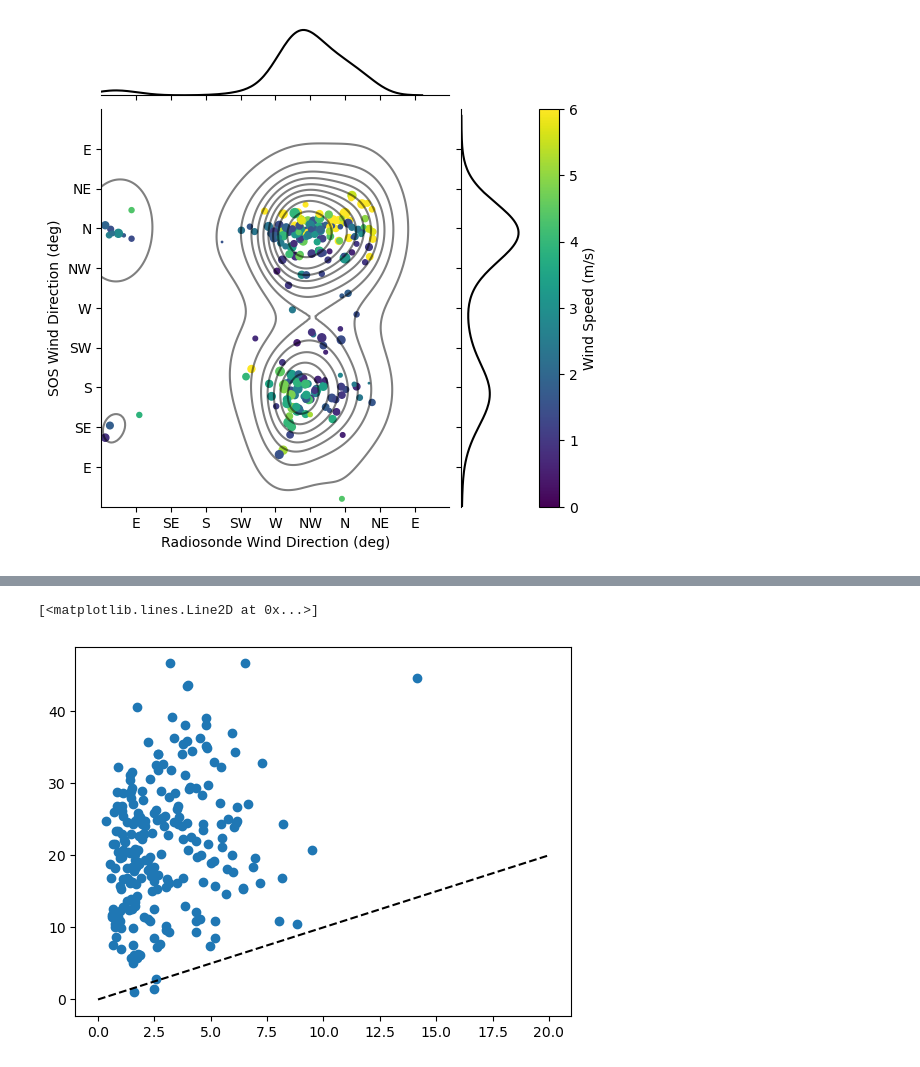
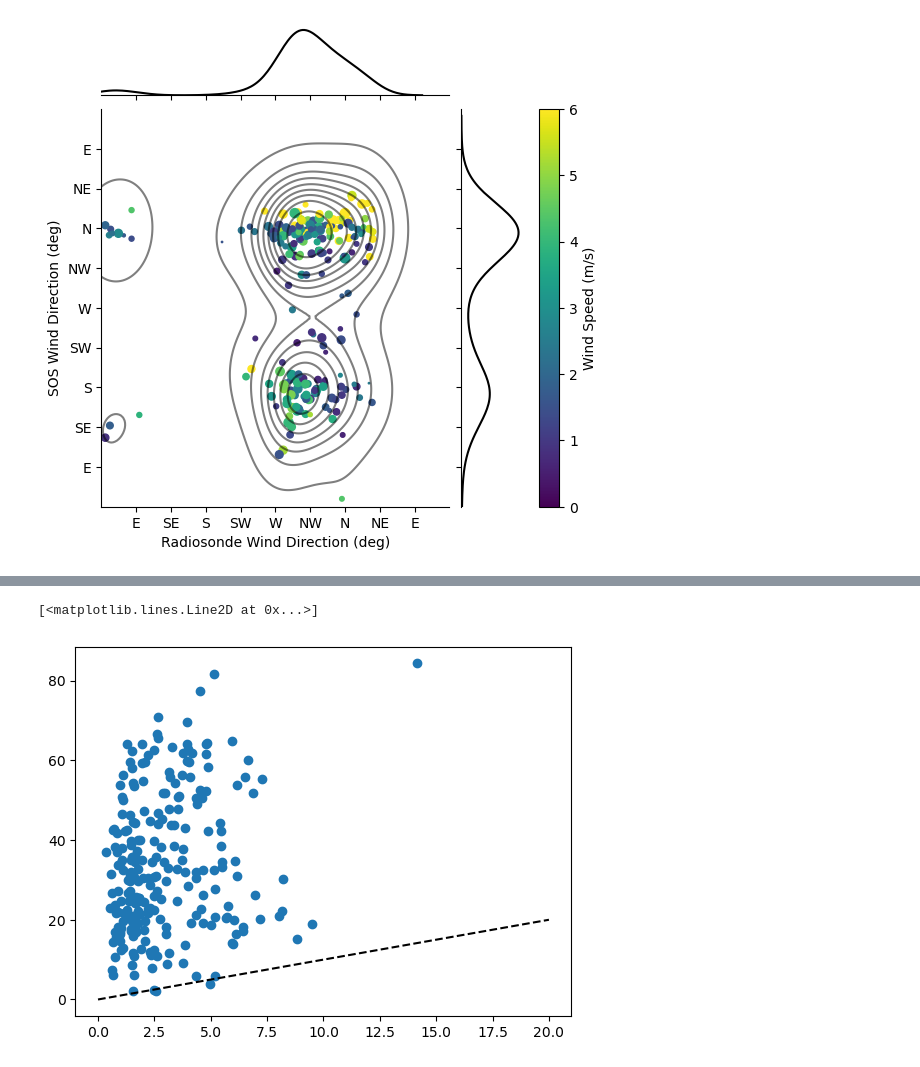
Before and after one commit to dlhogan97/Synoptic-Sublimation, a Jupyter notebook: 02_analysis/data_exploration/12_surface_and_upper_air_obs.ipynb, the cells around one changed output, grey strips where cells are left out. Drawn from its saved outputs; the diff is of its cells as text; code cells hidden in the pictures.

```diff
--- a/02_analysis/data_exploration/12_surface_and_upper_air_obs.ipynb
+++ b/02_analysis/data_exploration/12_surface_and_upper_air_obs.ipynb
@@ -377,6 +377,7 @@ combined_df['deg_bin'] = combined_df['deg_bin'].astype('float')
 combined_df['dir_10m_c_bin'] = combined_df['dir_10m_c_bin'].astype('float')
 # %%
 # get the 600 pres data from combined_df
+pres_300 = combined_df[combined_df.index.get_level_values('pres') == 300]
 pres_500 = combined_df[combined_df.index.get_level_values('pres') == 500]
 pres_550 = combined_df[combined_df.index.get_level_values('pres') == 550]
 pres_600 = combined_df[combined_df.index.get_level_values('pres') == 600]
@@ -691,7 +688,7 @@ fig.update_layout(
 # %%
-plt.scatter(x=pres_500.spd_10m_c, y=pres_500.wspd)
+plt.scatter(x=pres_300.spd_10m_c, y=pres_300.wspd)
 # add a 1:1 line
 plt.plot([0, 20], [0, 20], color='black', linestyle='--')
 # %% [output]
 [<matplotlib.lines.Line2D at 0x...>]
-[figure, old version]
+[figure, new version]
```
Also changed, not shown: parts of 1 cell of this notebook.
